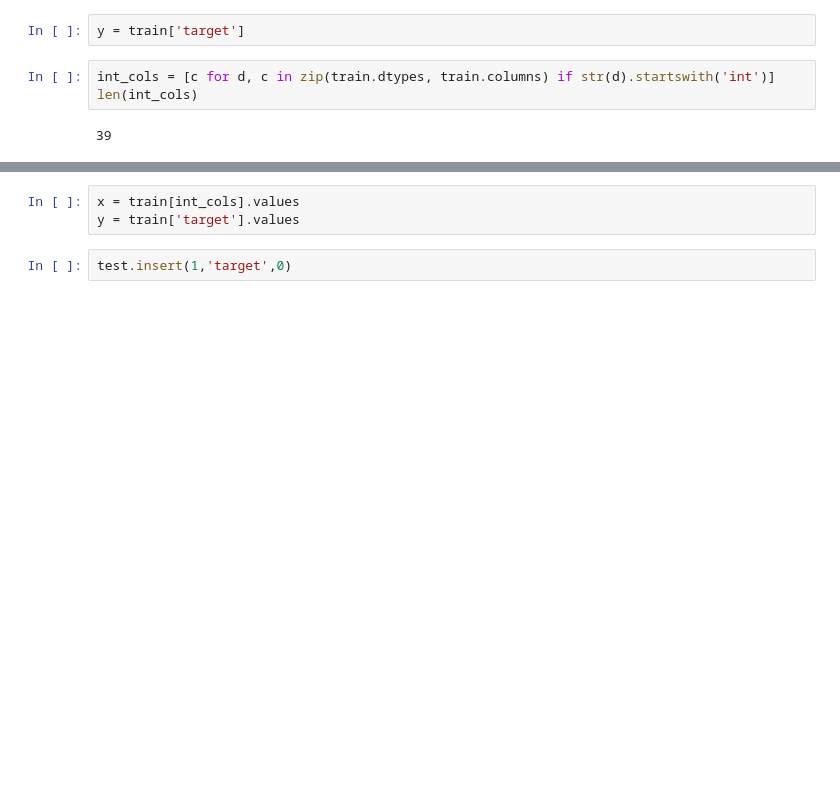
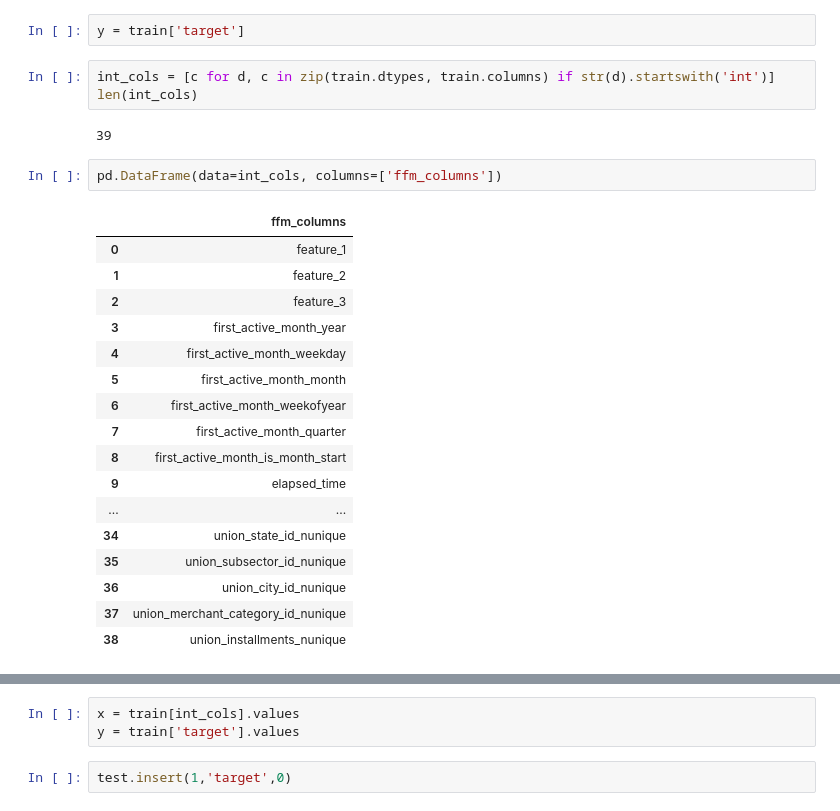
Before and after one commit to ishtos/elo, a Jupyter notebook: ipynb/feature_selection.ipynb, the cells around one changed output, grey strips where cells are left out. Cells and saved outputs as stored; diff of their text form; blank space fills up the shorter version.

```diff
--- a/ipynb/feature_selection.ipynb
+++ b/ipynb/feature_selection.ipynb
@@ -583,6 +519,26 @@ int_cols = [c for d, c in zip(train.dtypes, train.columns) if str(d).startswith(
 len(int_cols)
 # %% [output]
 39
+# %%
+pd.DataFrame(data=int_cols, columns=['ffm_columns'])
+# %% [output]
+|  | ffm_columns |
+| 0 | feature_1 |
+| 1 | feature_2 |
+| 2 | feature_3 |
+| 3 | first_active_month_year |
+| 4 | first_active_month_weekday |
+| 5 | first_active_month_month |
+| 6 | first_active_month_weekofyear |
+| 7 | first_active_month_quarter |
+| 8 | first_active_month_is_month_start |
+| 9 | elapsed_time |
+| ... | ... |
+| 34 | union_state_id_nunique |
+| 35 | union_subsector_id_nunique |
+| 36 | union_city_id_nunique |
+| 37 | union_merchant_category_id_nunique |
+| 38 | union_installments_nunique |
 # %%
 max_features = [train[c].max() + 1 for c in int_cols]
 len(max_features)
```
Also changed, not shown: parts of 16 cells of this notebook, 8 other files.
